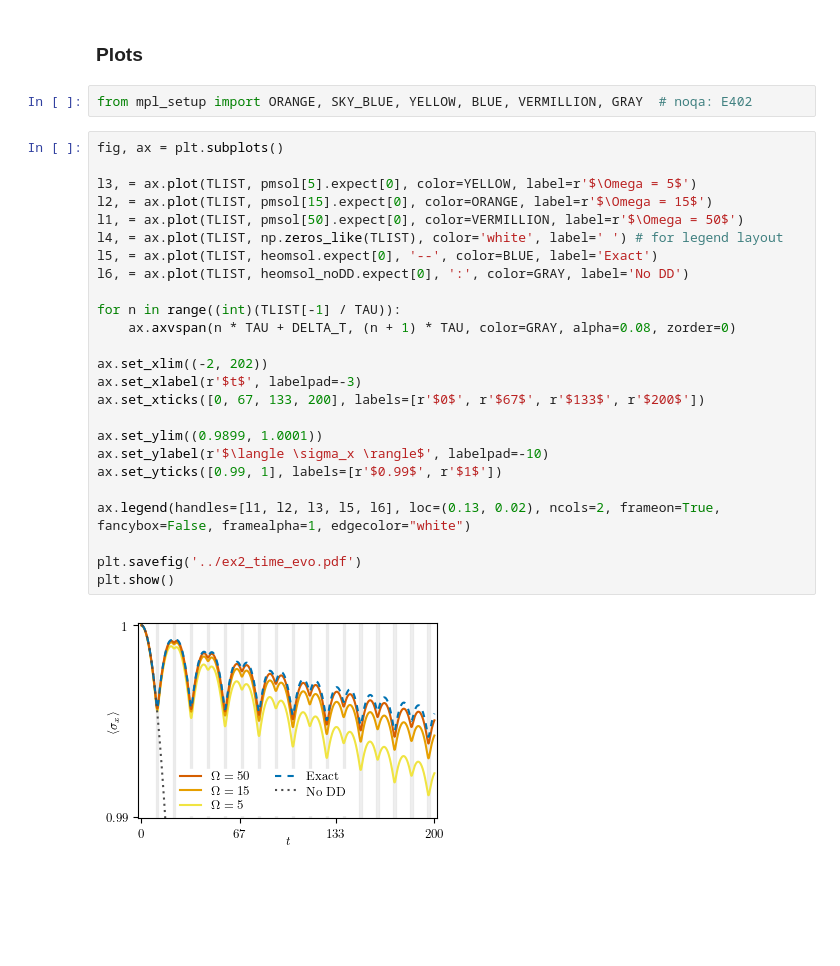
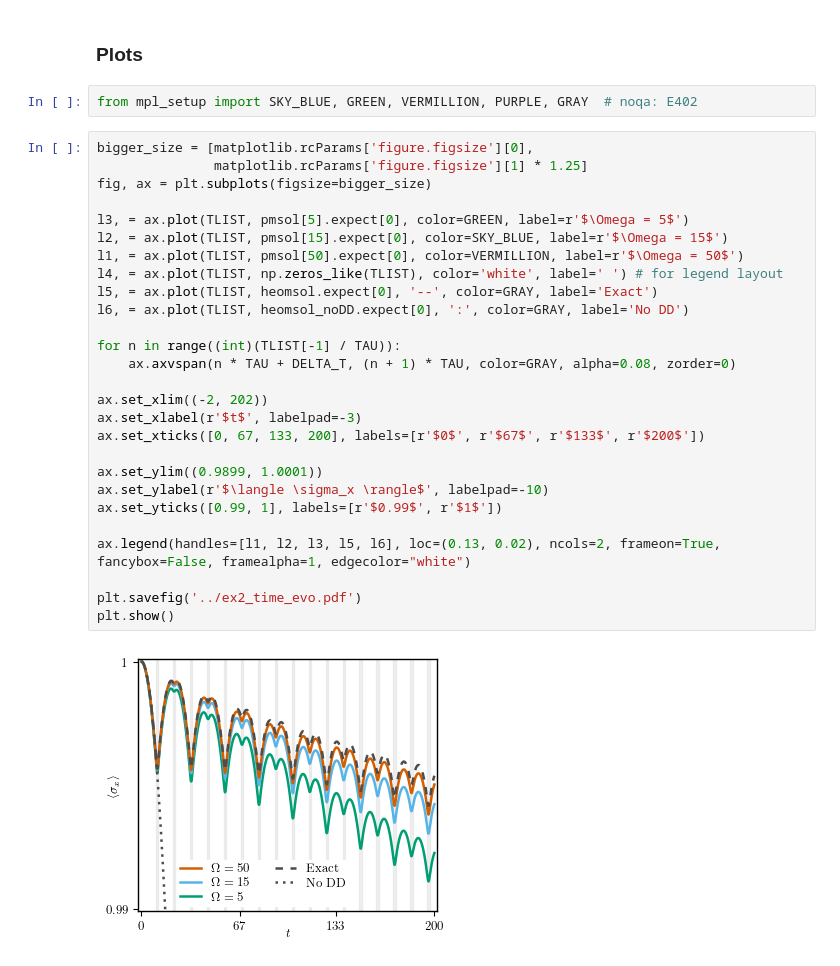
Before and after one commit to pmenczel/Pseudomode-Examples, a Jupyter notebook: example2.ipynb, the cells around one changed output. Drawn from its saved outputs; the diff is of its cells as text; blank space fills up the shorter version.

```diff
--- a/example2.ipynb
+++ b/example2.ipynb
@@ -217,34 +218,36 @@ plt.show()
 # %% [markdown]
 ### Plots
 # %%
-from mpl_setup import ORANGE, SKY_BLUE, YELLOW, BLUE, VERMILLION, GRAY  # noqa: E402
+from mpl_setup import SKY_BLUE, GREEN, VERMILLION, PURPLE, GRAY  # noqa: E402
 # %%
-fig, ax = plt.subplots()
+bigger_size = [matplotlib.rcParams['figure.figsize'][0],
+               matplotlib.rcParams['figure.figsize'][1] * 1.25]
+fig, ax = plt.subplots(figsize=bigger_size)
 
-l3, = ax.plot(TLIST, pmsol[5].expect[0], color=YELLOW, label=r'$\Omega = 5$')
-l2, = ax.plot(TLIST, pmsol[15].expect[0], color=ORANGE, label=r'$\Omega = 15$')
+l3, = ax.plot(TLIST, pmsol[5].expect[0], color=GREEN, label=r'$\Omega = 5$')
+l2, = ax.plot(TLIST, pmsol[15].expect[0], color=SKY_BLUE, label=r'$\Omega = 15$')
 l1, = ax.plot(TLIST, pmsol[50].expect[0], color=VERMILLION, label=r'$\Omega = 50$')
 l4, = ax.plot(TLIST, np.zeros_like(TLIST), color='white', label=' ') # for legend layout
-l5, = ax.plot(TLIST, heomsol.expect[0], '--', color=BLUE, label='Exact')
+l5, = ax.plot(TLIST, heomsol.expect[0], '--', color=GRAY, label='Exact')
 l6, = ax.plot(TLIST, heomsol_noDD.expect[0], ':', color=GRAY, label='No DD')
 
 for n in range((int)(TLIST[-1] / TAU)):
     ax.axvspan(n * TAU + DELTA_T, (n + 1) * TAU, color=GRAY, alpha=0.08, zorder=0)
 
 ax.set_xlim((-2, 202))
 ax.set_xlabel(r'$t$', labelpad=-3)
 ax.set_xticks([0, 67, 133, 200], labels=[r'$0$', r'$67$', r'$133$', r'$200$'])
 
 ax.set_ylim((0.9899, 1.0001))
 ax.set_ylabel(r'$\langle \sigma_x \rangle$', labelpad=-10)
 ax.set_yticks([0.99, 1], labels=[r'$0.99$', r'$1$'])
 
 ax.legend(handles=[l1, l2, l3, l5, l6], loc=(0.13, 0.02), ncols=2, frameon=True, fancybox=False, framealpha=1, edgecolor="white")
 
 plt.savefig('../ex2_time_evo.pdf')
 plt.show()
 # %% [output]
-[figure, old version]
+[figure, new version]
 # %%
 sol = pmsol[50]
 
```
Also changed, not shown: parts of 2 cells of this notebook, 2 other files.
